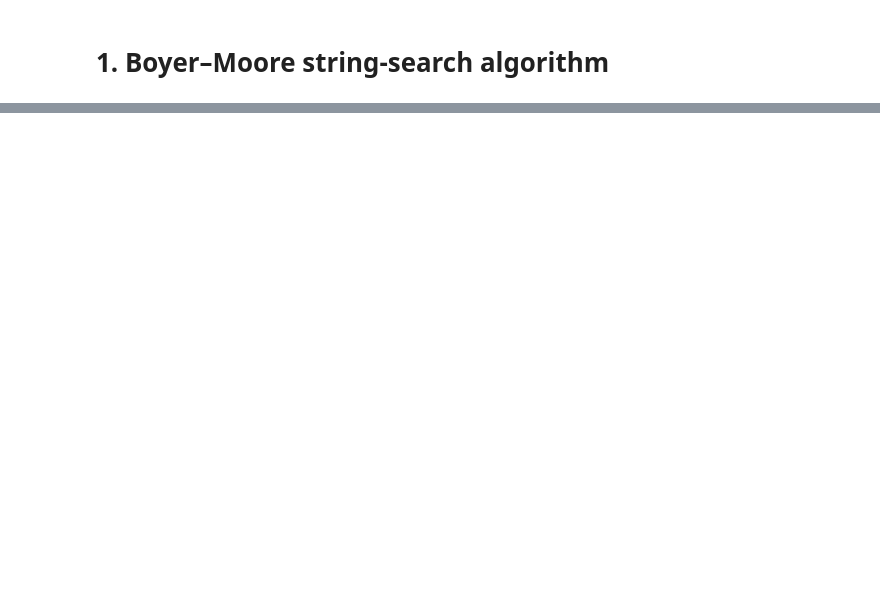
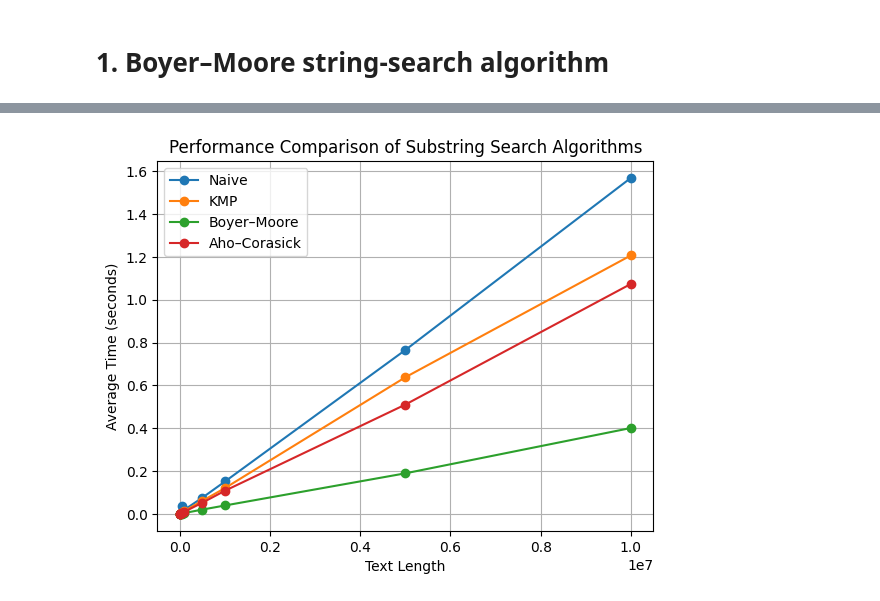
Before and after one commit to nikgora/DevelopCompilytors, a Jupyter notebook: HaystackNeedle.ipynb, the cells around one changed output, grey strips where cells are left out. Saved outputs shown, nothing was run; the diff lists cells and outputs as text; code cells hidden in the pictures; blank space fills up the shorter version.

```diff
--- a/HaystackNeedle.ipynb
+++ b/HaystackNeedle.ipynb
@@ -382,0 +457,26 @@ boyer_moore_result  # Expected output: [4]
+# %%
+def aho_corasick_search(text, pattern):
+    ac = AhoCorasick([pattern])
+    matches = ac.search(text)
+    # Extract indices
+    indices = [match[0] for match in matches]
+    return indices
+
+# Running the performance test
+text_lengths = [1000, 5000, 10000, 20000, 50000, 100000, 500000, 1000000, 5000000, 10000000]  # Varying text lengths
+pattern_length = 10  # Fixed pattern length for testing
+num_trials = 5  # Number of trials for averaging
+
+substring_search_functions = [
+    (naive_substring_search, 'Naive'),
+    (kmp_search, 'KMP'),
+    (boyer_moore_search, 'Boyer–Moore'),
+    (aho_corasick_search, 'Aho–Corasick')
+]
+
+times_dict = test_performance(substring_search_functions, text_lengths, pattern_length, num_trials)
+
+# Plot the results
+plot_performance(text_lengths, times_dict)
+# %% [output]
+[figure, added]
```
Also changed, not shown: parts of 6 cells of this notebook.
